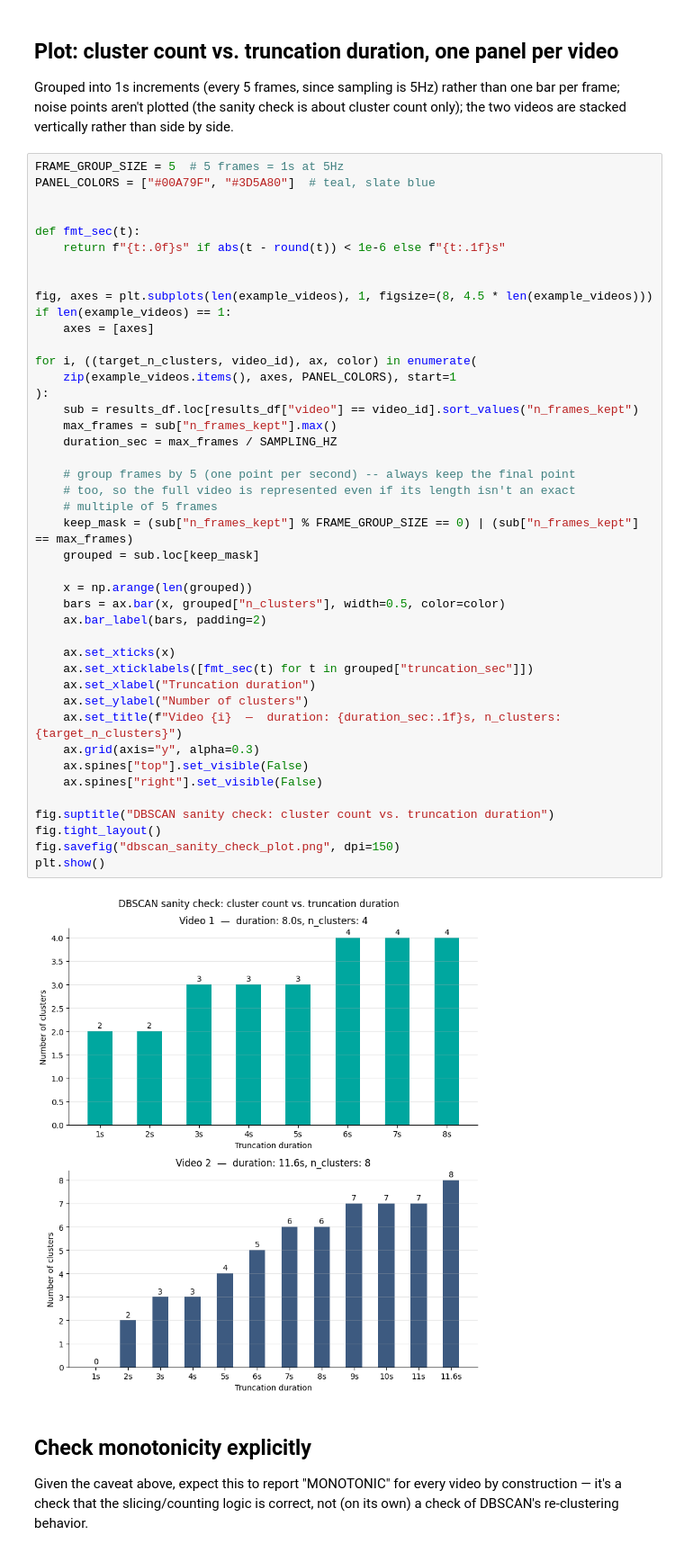
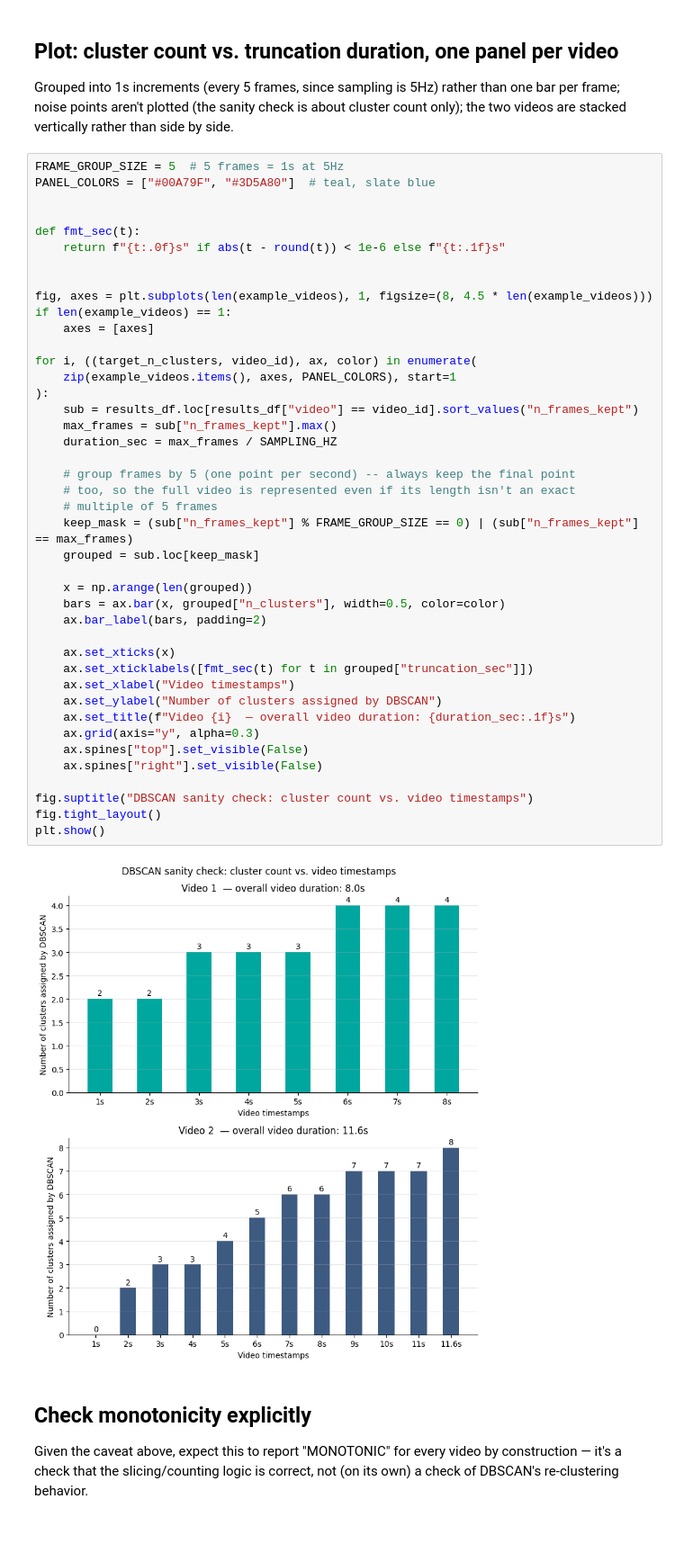
Before and after one commit to aishamasmoudi/master_thesis, a Jupyter notebook: dbscan_sanity_check.ipynb, the cells around one changed output. Shown at 90% size. Drawn from its saved outputs; the diff is of its cells as text.

Commit message:
sanity check plot

```diff
--- a/dbscan_sanity_check.ipynb
+++ b/dbscan_sanity_check.ipynb
@@ -156,39 +156,38 @@ def fmt_sec(t):
 fig, axes = plt.subplots(len(example_videos), 1, figsize=(8, 4.5 * len(example_videos)))
 if len(example_videos) == 1:
     axes = [axes]
 
 for i, ((target_n_clusters, video_id), ax, color) in enumerate(
     zip(example_videos.items(), axes, PANEL_COLORS), start=1
 ):
     sub = results_df.loc[results_df["video"] == video_id].sort_values("n_frames_kept")
     max_frames = sub["n_frames_kept"].max()
     duration_sec = max_frames / SAMPLING_HZ
 
     # group frames by 5 (one point per second) -- always keep the final point
     # too, so the full video is represented even if its length isn't an exact
     # multiple of 5 frames
     keep_mask = (sub["n_frames_kept"] % FRAME_GROUP_SIZE == 0) | (sub["n_frames_kept"] == max_frames)
     grouped = sub.loc[keep_mask]
 
     x = np.arange(len(grouped))
     bars = ax.bar(x, grouped["n_clusters"], width=0.5, color=color)
     ax.bar_label(bars, padding=2)
 
     ax.set_xticks(x)
     ax.set_xticklabels([fmt_sec(t) for t in grouped["truncation_sec"]])
-    ax.set_xlabel("Truncation duration")
-    ax.set_ylabel("Number of clusters")
-    ax.set_title(f"Video {i}  —  duration: {duration_sec:.1f}s, n_clusters: {target_n_clusters}")
+    ax.set_xlabel("Video timestamps")
+    ax.set_ylabel("Number of clusters assigned by DBSCAN")
+    ax.set_title(f"Video {i}  — overall video duration: {duration_sec:.1f}s")
     ax.grid(axis="y", alpha=0.3)
     ax.spines["top"].set_visible(False)
     ax.spines["right"].set_visible(False)
 
-fig.suptitle("DBSCAN sanity check: cluster count vs. truncation duration")
+fig.suptitle("DBSCAN sanity check: cluster count vs. video timestamps")
 fig.tight_layout()
-fig.savefig("dbscan_sanity_check_plot.png", dpi=150)
 plt.show()
 # %% [output]
-[figure, old version]
+[figure, new version]
 # %% [markdown]
 ## Check monotonicity explicitly
 
```
Also changed, not shown: parts of 1 cell of this notebook.
